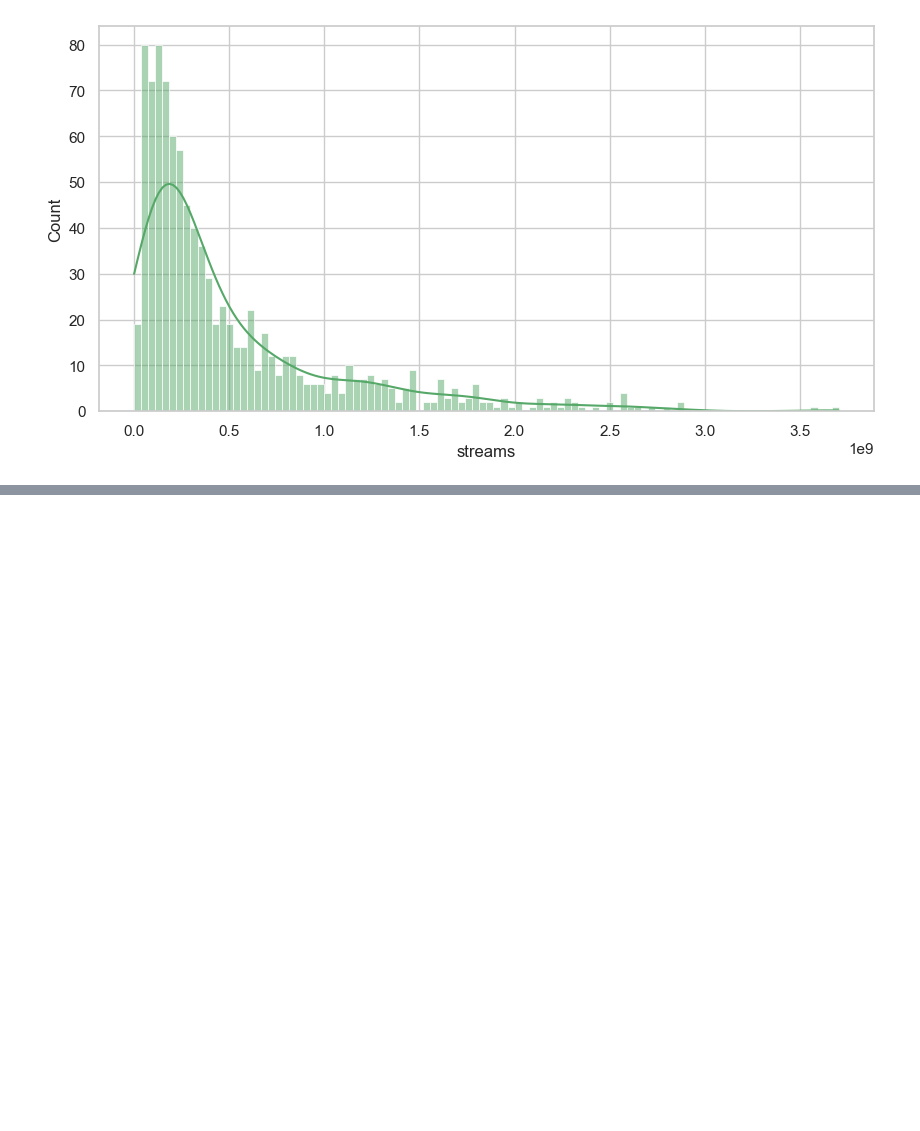
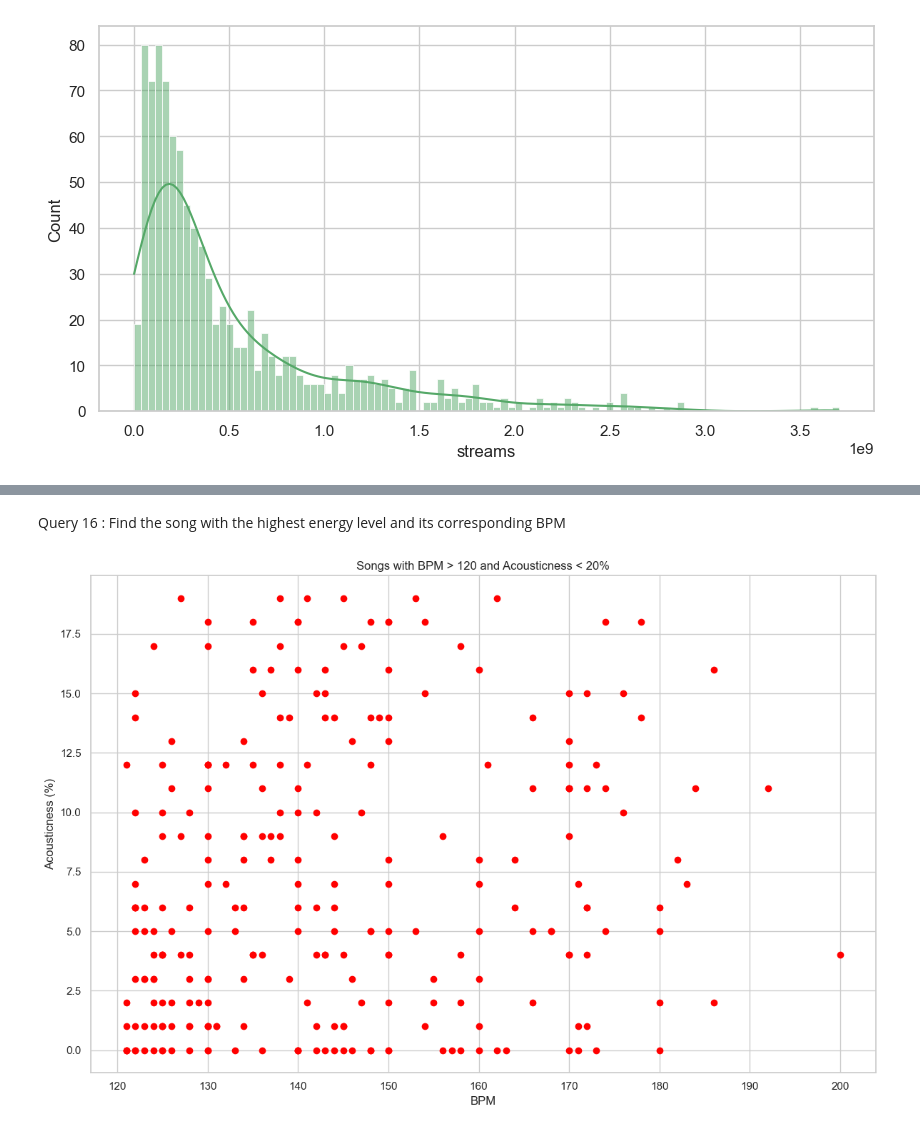
Before and after one commit to i-ap5/FamBus, a Jupyter notebook: famBus.ipynb, the cells around one changed output, grey strips where cells are left out. Drawn from its saved outputs; the diff is of its cells as text; code cells hidden in the pictures; blank space fills up the shorter version.

Commit message:
Noora's Query Added

```diff
--- a/famBus.ipynb
+++ b/famBus.ipynb
@@ -1039,3 +1099,23 @@ Query :
+# %% [markdown]
+Query 16 : Find the song with the highest energy level and its corresponding BPM
+# %%
+
+# Filter songs with BPM greater than 120 and acousticness below 20%
+filtered_songs = df_copy[(df_copy['bpm'] > 120) & (df_copy['acousticness_%'] < 20)]
+
+# Plot a scatter plot to compare BPM and acousticness for the selected songs
+plt.figure(figsize=(12,8))
+plt.scatter(filtered_songs['bpm'], filtered_songs['acousticness_%'], color='red')
+plt.xlabel('BPM')
+plt.ylabel('Acousticness (%)')
+plt.title('Songs with BPM > 120 and Acousticness < 20%')
+plt.grid(True)
+plt.tight_layout()
+
+# Show the plot
+plt.show()
+# %% [output]
+[figure, added]
 # %%
 # # from statistics import mean
 
```
Also changed, not shown: parts of 4 cells of this notebook.
